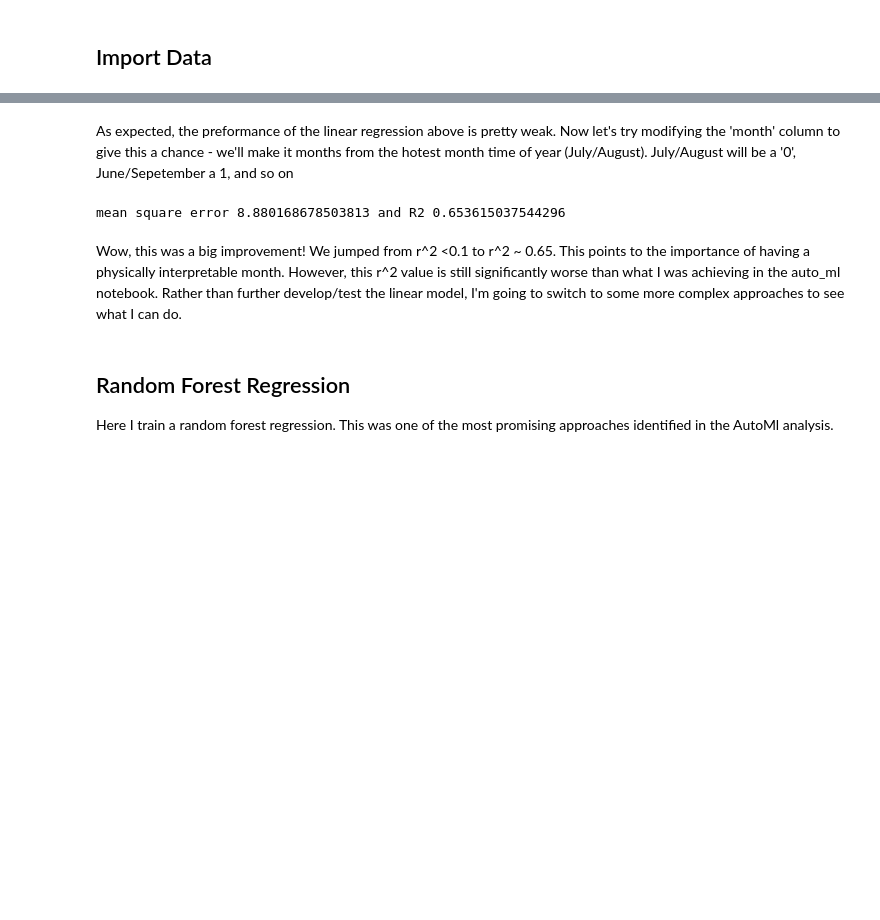
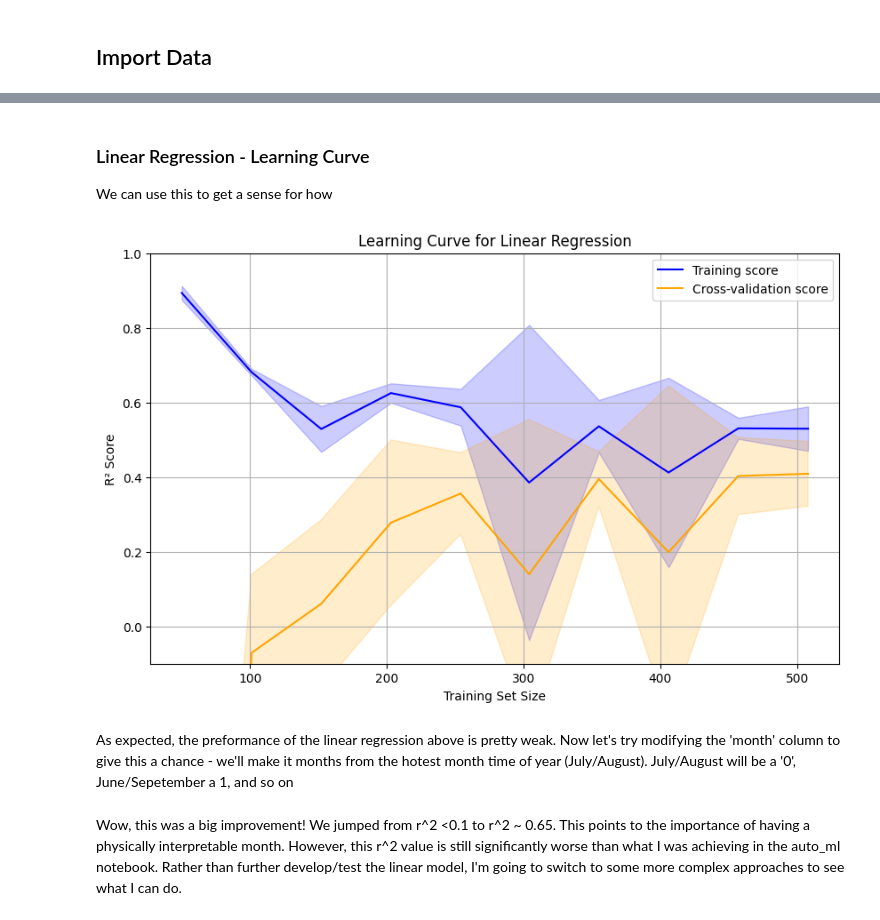
Before and after one commit to liamkirkpatrick/ess469_final, a Jupyter notebook: notebooks-part2/Model_Training_Assesment.ipynb, the cells around one changed output, grey strips where cells are left out. Drawn from its saved outputs; the diff is of its cells as text; code cells hidden in the pictures; blank space fills up the shorter version.

```diff
--- a/notebooks-part2/Model_Training_Assesment.ipynb
+++ b/notebooks-part2/Model_Training_Assesment.ipynb
@@ -21,4 +24,7 @@ import matplotlib.pyplot as plt
 import seaborn as sns
 # %% [markdown]
 ## Import Data
+# %%
+# set target (what are we trying to predict)
+target = 'pwt_800hpa'
 # %%
@@ -43,18 +80,22 @@ I already have a pretty good sense that a linear regression isn't going to work
 # %%
-data = pc_df_raw
-
 # Splitting the data into independent and dependent variables
-X = data[['PC1', 'PC2', 'PC3', 'PC4', 'PC5', 'PC6', 'PC7', 'PC8','PC9','PC10', 'month']]
-Y = data['pwt_500hpa']
+#X = data[['PC1', 'PC2', 'PC3', 'PC4', 'PC5', 'PC6', 'PC7', 'PC8','PC9','PC10', 'month']]
+#Y = data['pwt_500hpa']
+Y = data[target]
+X = data.drop(columns=[target])
 
 # Splitting the data into training and testing data
 X_train, X_test, y_train, y_test = train_test_split(
     X, Y, test_size=0.3, random_state=42
 )
 
+
 # Fitting the model
+t1 = time.perf_counter()
 regressor = LinearRegression()
 regressor.fit(X_train, y_train)
+t2 = time.perf_counter()
+t_lr_onerun = t2-t1
 
 # Calculating the test set results
 y_pred = regressor.predict(X_test)
@@ -66,2 +168,33 @@ mean square error 23.318611004978756 and R2 0.0904208591182264
+# %% [markdown]
+### Linear Regression - Learning Curve
+
+We can use this to get a sense for how
+# %%
+# Generate learning curve data
+train_sizes, train_scores, test_scores = learning_curve(
+    regressor, X, Y, cv=5, scoring='r2', n_jobs=-1, train_sizes=np.linspace(0.1, 1.0, 10)
+)
+
+# Calculate mean and standard deviation for training and test scores
+train_scores_mean = np.mean(train_scores, axis=1)
+train_scores_std = np.std(train_scores, axis=1)
+test_scores_mean = np.mean(test_scores, axis=1)
+test_scores_std = np.std(test_scores, axis=1)
+
+# Plot the learning curve
+plt.figure(figsize=(10, 6))
+plt.plot(train_sizes, train_scores_mean, label="Training score", color="blue")
+plt.fill_between(train_sizes, train_scores_mean - train_scores_std, train_scores_mean + train_scores_std, alpha=0.2, color="blue")
+plt.plot(train_sizes, test_scores_mean, label="Cross-validation score", color="orange")
+plt.fill_between(train_sizes, test_scores_mean - test_scores_std, test_scores_mean + test_scores_std, alpha=0.2, color="orange")
+plt.title("Learning Curve for Linear Regression")
+plt.ylim(-0.1, 1)
+plt.xlabel("Training Set Size")
+plt.ylabel("R² Score")
+plt.legend(loc="best")
+plt.grid()
+plt.show()
+# %% [output]
+[figure, added]
 # %% [markdown]
 As expected, the preformance of the linear regression above is pretty weak. Now let's try modifying the 'month' column to give this a chance - we'll make it months from the hotest month time of year (July/August). July/August will be a '0', June/Sepetember a 1, and so on
@@ -71,27 +201,2 @@ data['month_modified'] = data['month'].apply(lambda x: min(abs(x - 7), abs(x - 8
-# %%
-# Splitting the data into independent and dependent variables
-X = data[['PC1', 'PC2', 'PC3', 'PC4', 'PC5', 'PC6', 'PC7', 'PC8','PC9','PC10', 'month_modified']]
-Y = data['pwt_500hpa']
-
-# Splitting the data into training and testing
-X_train, X_test, y_train, y_test = train_test_split(
-    X, Y, test_size=0.3, random_state=42
-)
-
-# Fitting the model
-regressor = LinearRegression()
-regressor.fit(X_train, y_train)
-
-# Calculating the test set results
-y_pred = regressor.predict(X_test)
-mse = mean_squared_error(y_test, y_pred)
-r2 = r2_score(y_test, y_pred)
-print(f"mean square error {mse} and R2 {r2}")
-# %% [output]
-mean square error 8.880168678503813 and R2 0.653615037544296
 # %% [markdown]
 Wow, this was a big improvement! We jumped from r^2 <0.1 to r^2 ~ 0.65. This points to the importance of having a physically interpretable month. However, this r^2 value is still significantly worse than what I was achieving in the auto_ml notebook. Rather than further develop/test the linear model, I'm going to switch to some more complex approaches to see what I can do.
-# %% [markdown]
-## Random Forest Regression
-
-Here I train a random forest regression. This was one of the most promising approaches identified in the AutoMl analysis.
```
Also changed, not shown: parts of 38 cells of this notebook, 1 other file.
